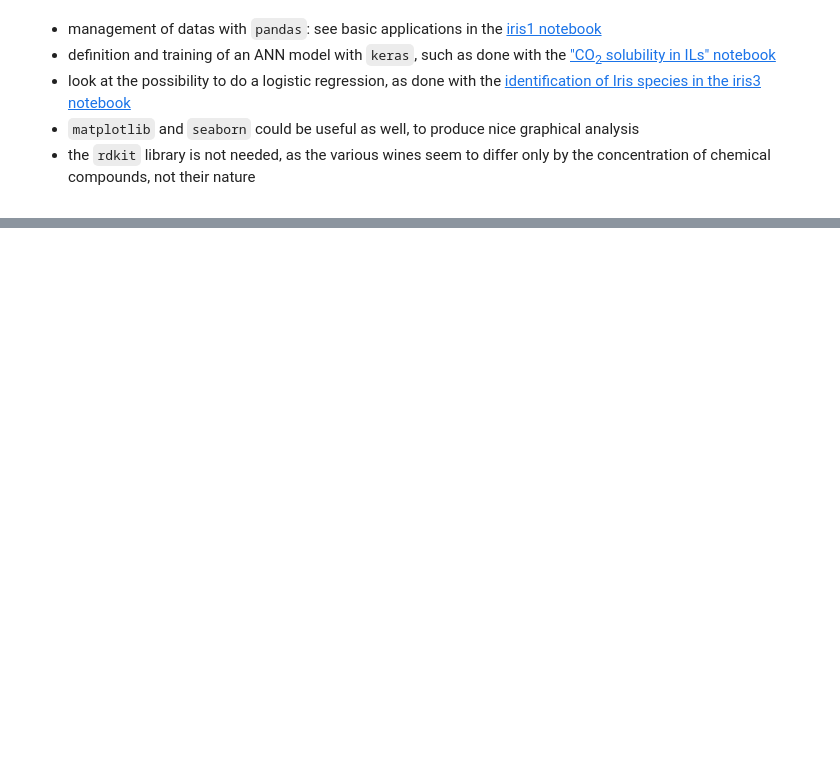
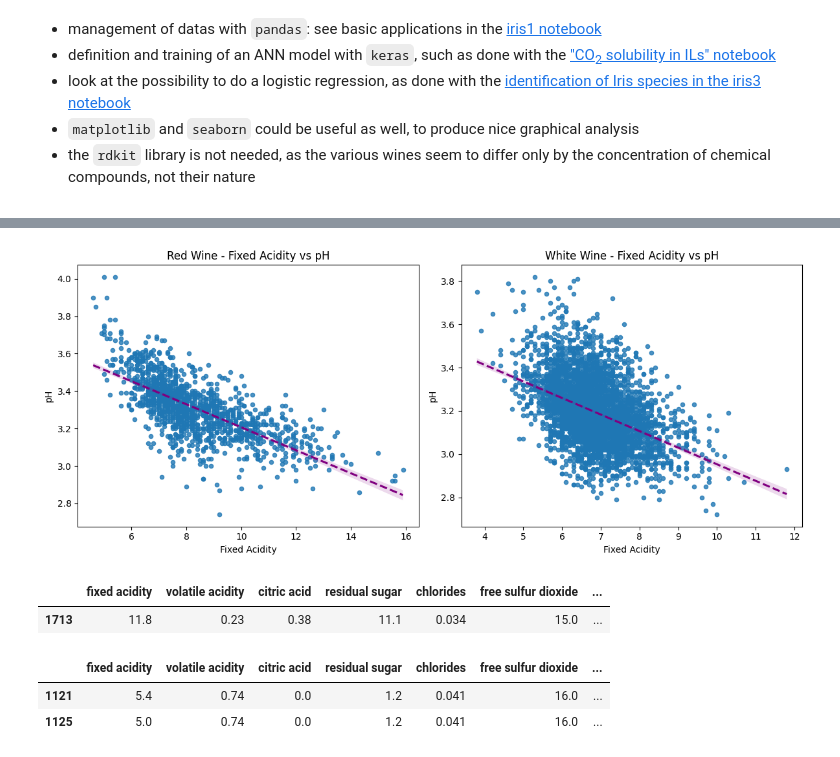
Before and after one commit to gianwski/pyPhysChem, a Jupyter notebook: DS4B-TCCM-HW.ipynb, the cells around one changed output, grey strips where cells are left out. Drawn from its saved outputs; the diff is of its cells as text; code cells hidden in the pictures; blank space fills up the shorter version.

```diff
--- a/DS4B-TCCM-HW.ipynb
+++ b/DS4B-TCCM-HW.ipynb
@@ -1578,0 +611,31 @@ The performance of the models for red and white wine was assessed through cross-
+# %%
+# Dispersion Plots
+
+fig, axes = plt.subplots(1, 2, figsize=(12, 5))
+
+# Red Wine
+sns.regplot(x="fixed acidity", y="pH", data=red_dataset, ax=axes[0], scatter_kws={"s":20}, line_kws={"color":"purple", "linestyle":"--"})
+axes[0].set_title("Red Wine - Fixed Acidity vs pH")
+axes[0].set_xlabel("Fixed Acidity")
+axes[0].set_ylabel("pH")
+
+# White Wine
+sns.regplot(x="fixed acidity", y="pH", data=white_dataset, ax=axes[1], scatter_kws={"s":20}, line_kws={"color":"purple", "linestyle":"--"})
+axes[1].set_title("White Wine - Fixed Acidity vs pH")
+axes[1].set_xlabel("Fixed Acidity")
+axes[1].set_ylabel("pH")
+
+plt.tight_layout()
+# %% [output]
+[figure, added]
+# %%
+white_dataset[white_dataset['fixed acidity'] == white_dataset['fixed acidity'].max()]
+# %% [output]
+|  | fixed acidity | volatile acidity | citric acid | residual sugar | chlorides | free sulfur dioxide | ... |
+| 1713 | 11.8 | 0.23 | 0.38 | 11.1 | 0.034 | 15.0 | ... |
+# %%
+red_dataset[red_dataset['pH'] == red_dataset['pH'].max()]
+# %% [output]
+|  | fixed acidity | volatile acidity | citric acid | residual sugar | chlorides | free sulfur dioxide | ... |
+| 1121 | 5.4 | 0.74 | 0.0 | 1.2 | 0.041 | 16.0 | ... |
+| 1125 | 5.0 | 0.74 | 0.0 | 1.2 | 0.041 | 16.0 | ... |
```
Also changed, not shown: parts of 117 cells of this notebook, 4 other files.
